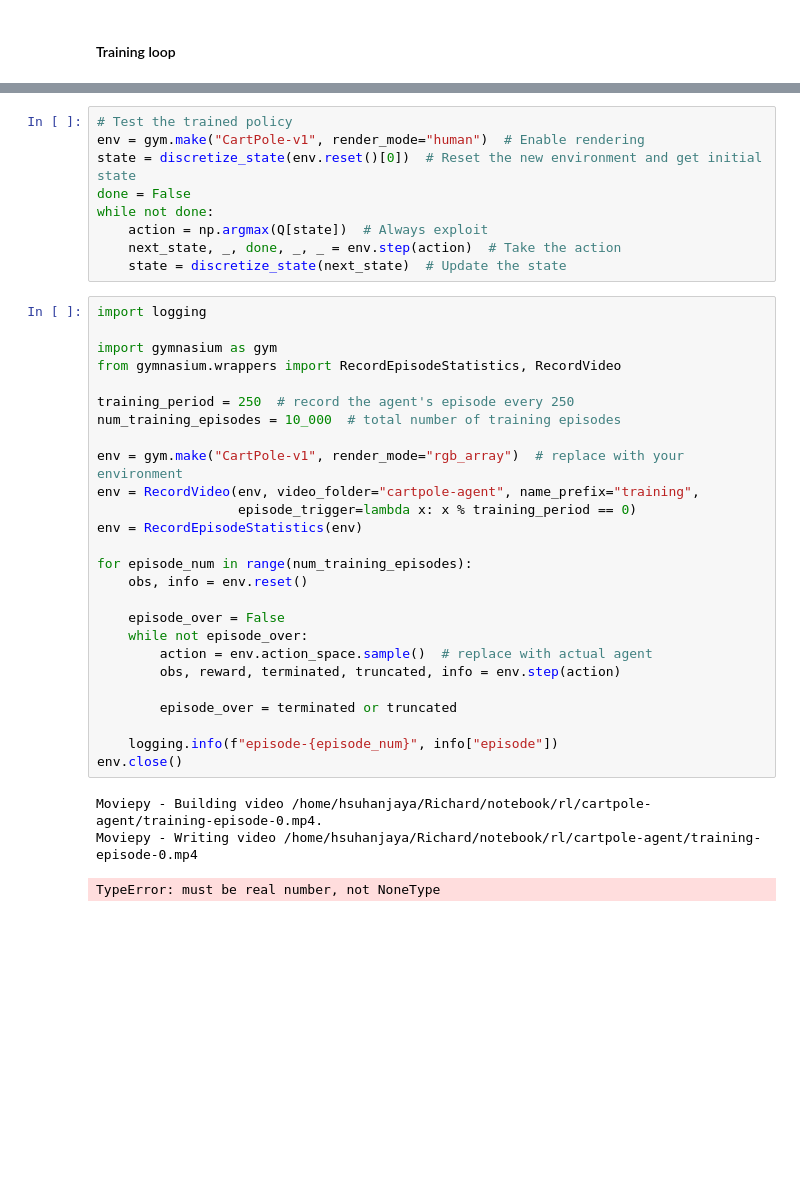
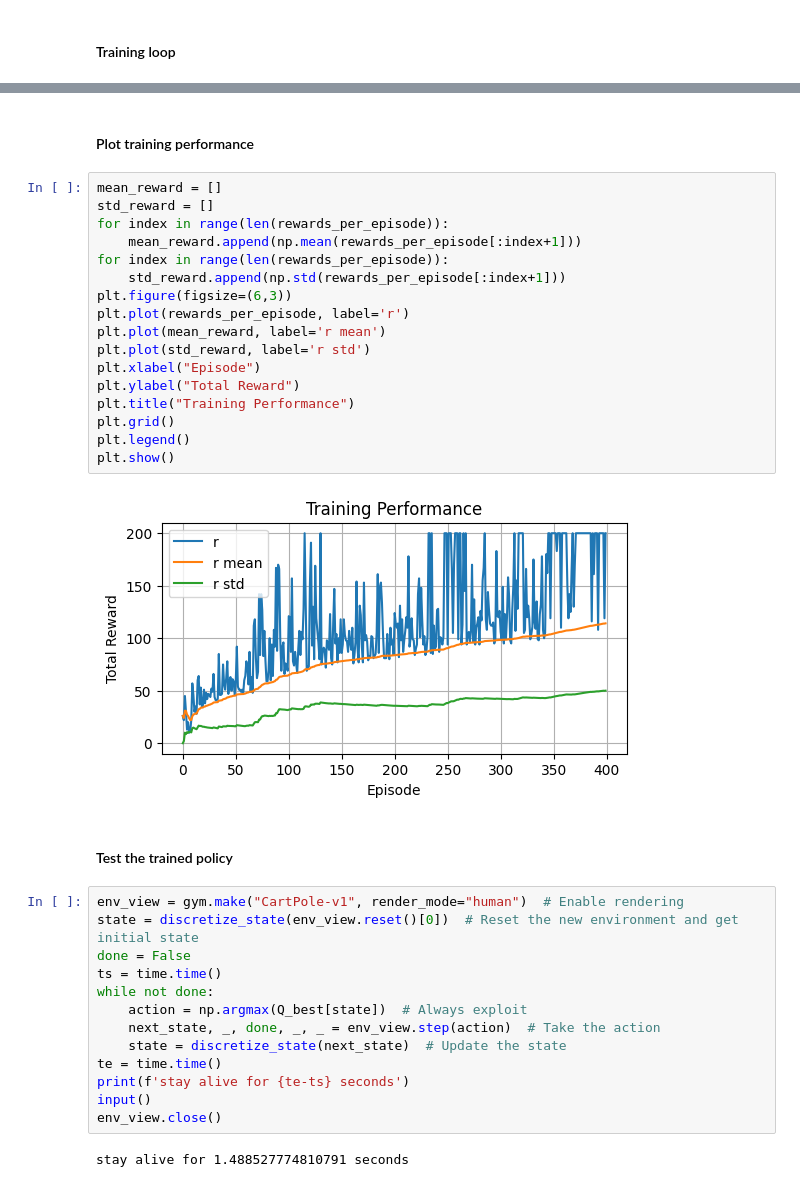
Before and after one commit to richard98hess444/rl-tutorial, a Jupyter notebook: cartpole.ipynb, the cells around one changed output, grey strips where cells are left out. Drawn from its saved outputs; the diff is of its cells as text; blank space fills up the shorter version.

Commit message:
solved q_table q_best learning process sim_show

```diff
--- a/cartpole.ipynb
+++ b/cartpole.ipynb
@@ -151,39 +111,38 @@ plt.show()
+# %% [markdown]
+#### Plot training performance
+# %%
+mean_reward = []
+std_reward = []
+for index in range(len(rewards_per_episode)):
+    mean_reward.append(np.mean(rewards_per_episode[:index+1]))
+for index in range(len(rewards_per_episode)):
+    std_reward.append(np.std(rewards_per_episode[:index+1]))
+plt.figure(figsize=(6,3))
+plt.plot(rewards_per_episode, label='r')
+plt.plot(mean_reward, label='r mean')
+plt.plot(std_reward, label='r std')
+plt.xlabel("Episode")
+plt.ylabel("Total Reward")
+plt.title("Training Performance")
+plt.grid()
+plt.legend()
+plt.show()
+# %% [output]
+[figure, added]
+# %% [markdown]
+#### Test the trained policy
 # %%
-# Test the trained policy
-env = gym.make("CartPole-v1", render_mode="human")  # Enable rendering
-state = discretize_state(env.reset()[0])  # Reset the new environment and get initial state
+env_view = gym.make("CartPole-v1", render_mode="human")  # Enable rendering
+state = discretize_state(env_view.reset()[0])  # Reset the new environment and get initial state
 done = False
+ts = time.time()
 while not done:
-    action = np.argmax(Q[state])  # Always exploit
-    next_state, _, done, _, _ = env.step(action)  # Take the action
+    action = np.argmax(Q_best[state])  # Always exploit
+    next_state, _, done, _, _ = env_view.step(action)  # Take the action
     state = discretize_state(next_state)  # Update the state
+te = time.time()
+print(f'stay alive for {te-ts} seconds')
+input()
+env_view.close()
+# %% [output]
+stay alive for 1.488527774810791 seconds
-# %%
-import logging
-
-import gymnasium as gym
-from gymnasium.wrappers import RecordEpisodeStatistics, RecordVideo
-
-training_period = 250  # record the agent's episode every 250
-num_training_episodes = 10_000  # total number of training episodes
-
-env = gym.make("CartPole-v1", render_mode="rgb_array")  # replace with your environment
-env = RecordVideo(env, video_folder="cartpole-agent", name_prefix="training",
-                  episode_trigger=lambda x: x % training_period == 0)
-env = RecordEpisodeStatistics(env)
-
-for episode_num in range(num_training_episodes):
-    obs, info = env.reset()
-
-    episode_over = False
-    while not episode_over:
-        action = env.action_space.sample()  # replace with actual agent
-        obs, reward, terminated, truncated, info = env.step(action)
-
-        episode_over = terminated or truncated
-
-    logging.info(f"episode-{episode_num}", info["episode"])
-env.close()
-# %% [output]
-Moviepy - Building video /home/hsuhanjaya/Richard/notebook/rl/cartpole-agent/training-episode-0.mp4.
-Moviepy - Writing video /home/hsuhanjaya/Richard/notebook/rl/cartpole-agent/training-episode-0.mp4
-TypeError: must be real number, not NoneType
```
Also changed, not shown: parts of 6 cells of this notebook.
